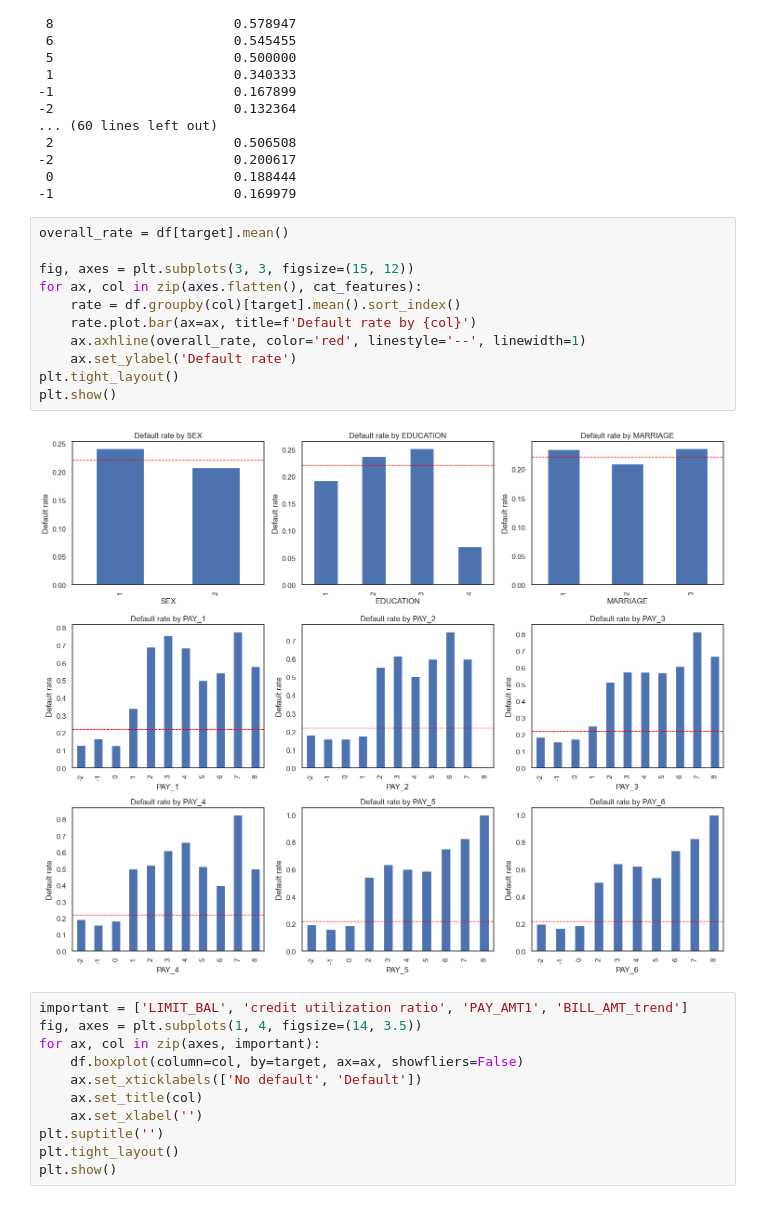
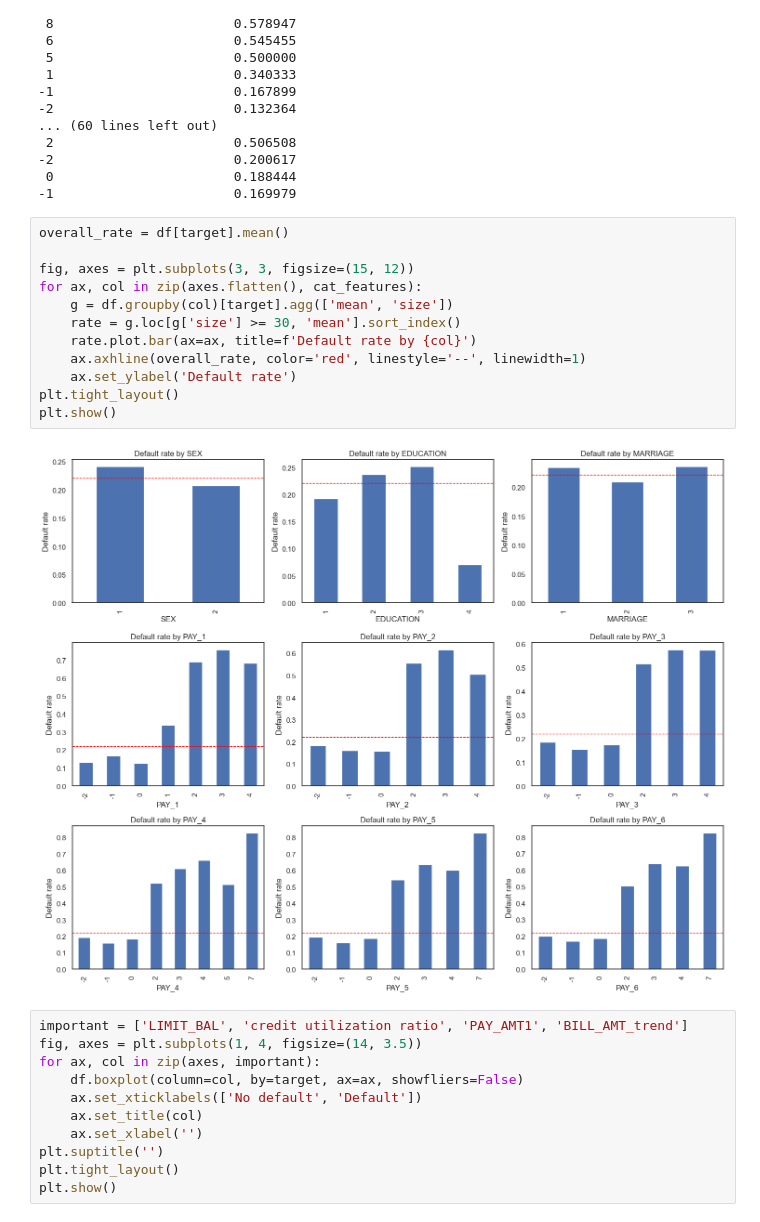
Before and after one commit to nh-nhathoang/default-of-credit-card-clients, a Jupyter notebook: EDA.ipynb, the cells around one changed output. Cells and saved outputs as stored; diff of their text form.

Commit message:
fix: show only categories with n >= 30 in  plots, and rename export file

```diff
--- a/EDA.ipynb
+++ b/EDA.ipynb
@@ -215,16 +215,17 @@ PAY_1
 # %%
 overall_rate = df[target].mean()
 
 fig, axes = plt.subplots(3, 3, figsize=(15, 12))
 for ax, col in zip(axes.flatten(), cat_features):
-    rate = df.groupby(col)[target].mean().sort_index()
+    g = df.groupby(col)[target].agg(['mean', 'size'])
+    rate = g.loc[g['size'] >= 30, 'mean'].sort_index()
     rate.plot.bar(ax=ax, title=f'Default rate by {col}')
     ax.axhline(overall_rate, color='red', linestyle='--', linewidth=1)
     ax.set_ylabel('Default rate')
 plt.tight_layout()
 plt.show()
 # %% [output]
-[figure, old version]
+[figure, new version]
 # %%
 important = ['LIMIT_BAL', 'credit utilization ratio', 'PAY_AMT1', 'BILL_AMT_trend']
 fig, axes = plt.subplots(1, 4, figsize=(14, 3.5))
```
Also changed, not shown: parts of 2 cells of this notebook.
